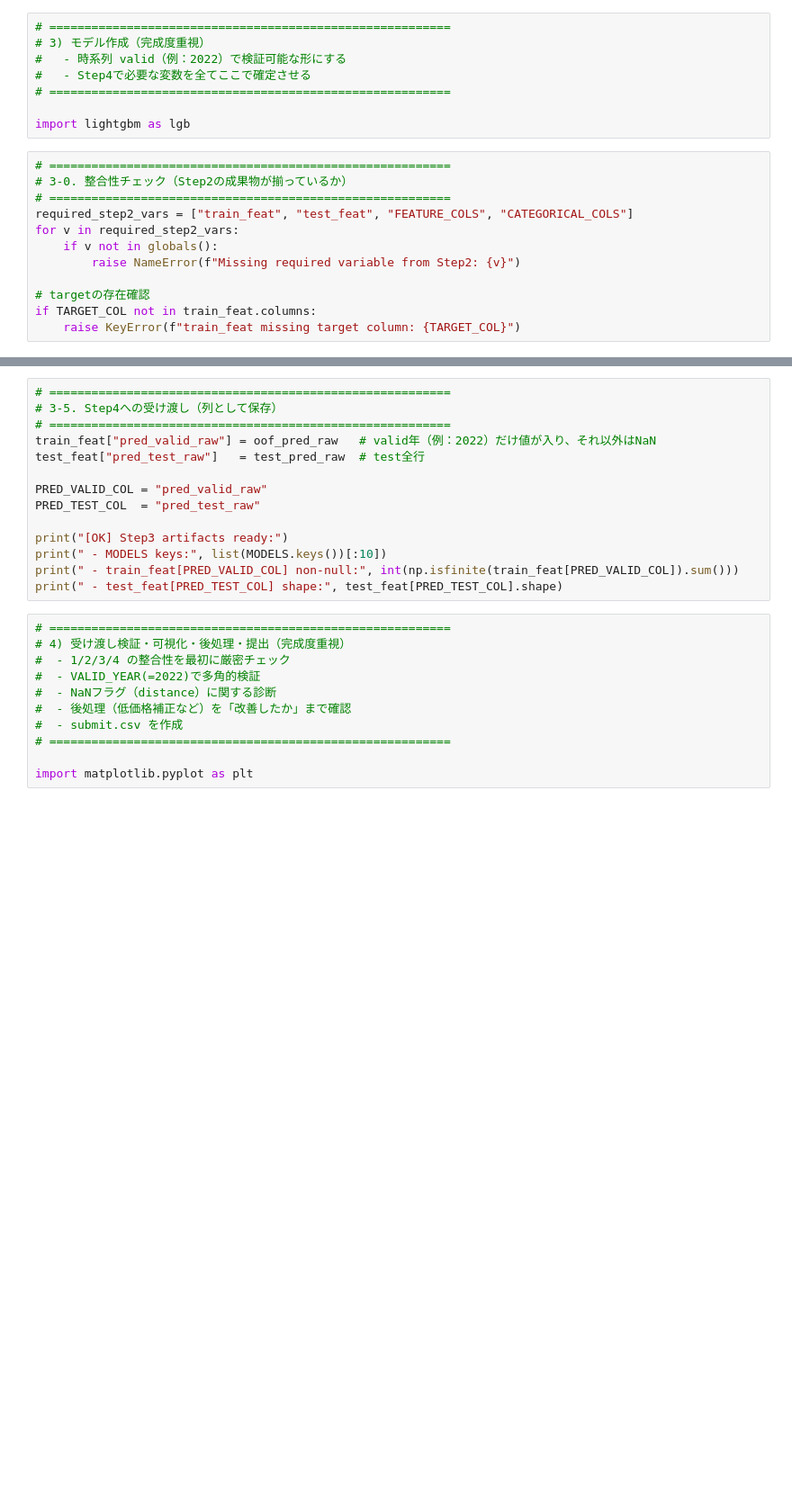
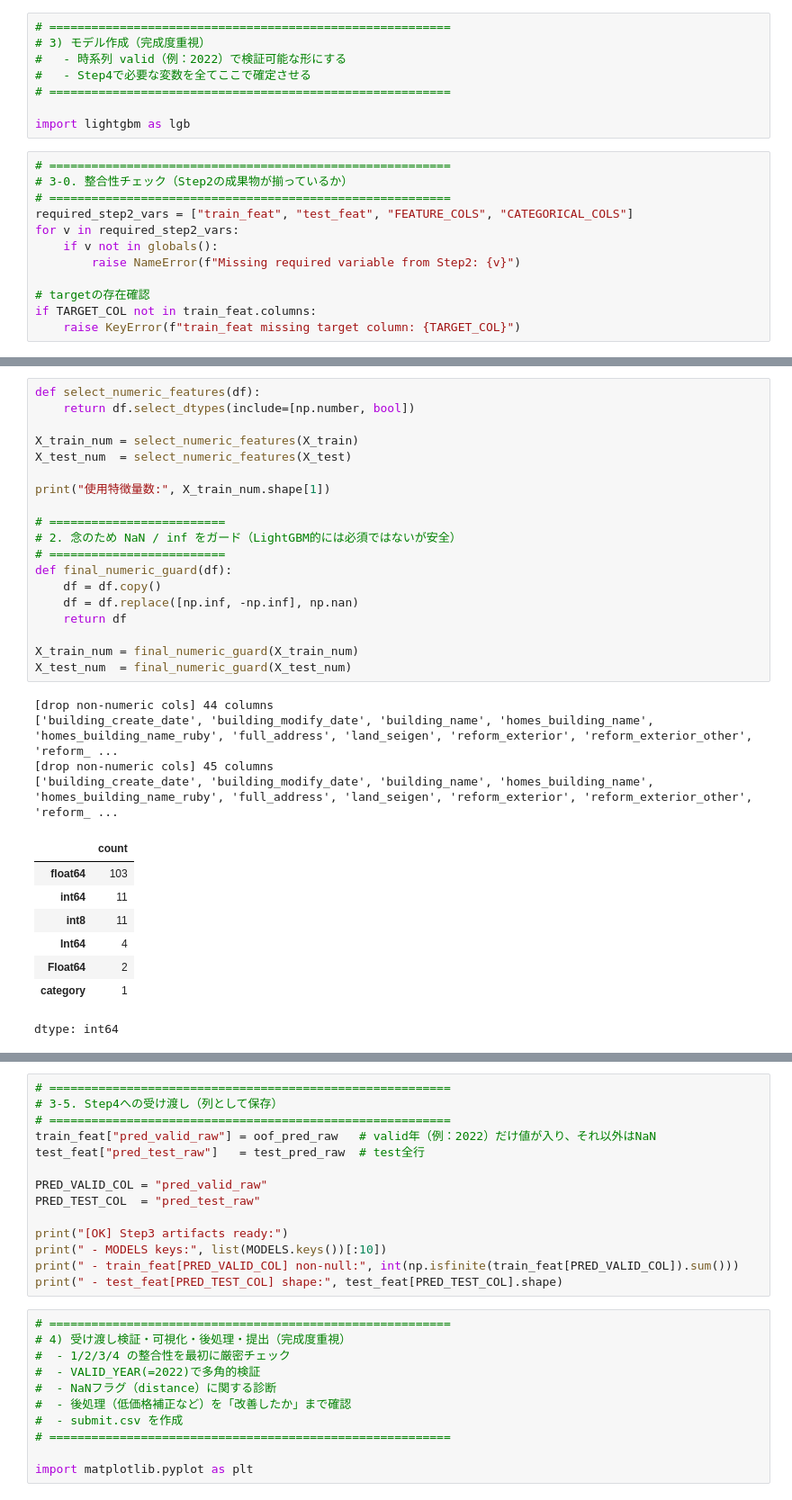
Before and after one commit to dondonrocket/kokudo, a Jupyter notebook: re_hasegawa.ipynb, the cells around one changed output, grey strips where cells are left out. Shown at 90% size. Drawn from its saved outputs; the diff is of its cells as text; blank space fills up the shorter version.

```diff
--- a/re_hasegawa.ipynb
+++ b/re_hasegawa.ipynb
@@ -335,3 +376,35 @@ print("train rows:", int(train_mask.sum()), " valid rows:", int(valid_mask.sum()
+# %%
+def select_numeric_features(df):
+    return df.select_dtypes(include=[np.number, bool])
+
+X_train_num = select_numeric_features(X_train)
+X_test_num  = select_numeric_features(X_test)
+
+print("使用特徴量数:", X_train_num.shape[1])
+
+# =========================
+# 2. 念のため NaN / inf をガード（LightGBM的には必須ではないが安全）
+# =========================
+def final_numeric_guard(df):
+    df = df.copy()
+    df = df.replace([np.inf, -np.inf], np.nan)
+    return df
+
+X_train_num = final_numeric_guard(X_train_num)
+X_test_num  = final_numeric_guard(X_test_num)
+# %% [output]
+[drop non-numeric cols] 44 columns
+['building_create_date', 'building_modify_date', 'building_name', 'homes_building_name', 'homes_building_name_ruby', 'full_address', 'land_seigen', 'reform_exterior', 'reform_exterior_other', 'reform_ ...
+[drop non-numeric cols] 45 columns
+['building_create_date', 'building_modify_date', 'building_name', 'homes_building_name', 'homes_building_name_ruby', 'full_address', 'land_seigen', 'reform_exterior', 'reform_exterior_other', 'reform_ ...
+|  | count |
+| float64 | 103 |
+| int64 | 11 |
+| int8 | 11 |
+| Int64 | 4 |
+| Float64 | 2 |
+| category | 1 |
+dtype: int64
 # %%
 # =========================================================
 # 3-3. 学習関数（log1pで学習、expで戻す）
```
Also changed, not shown: parts of 8 cells of this notebook.
